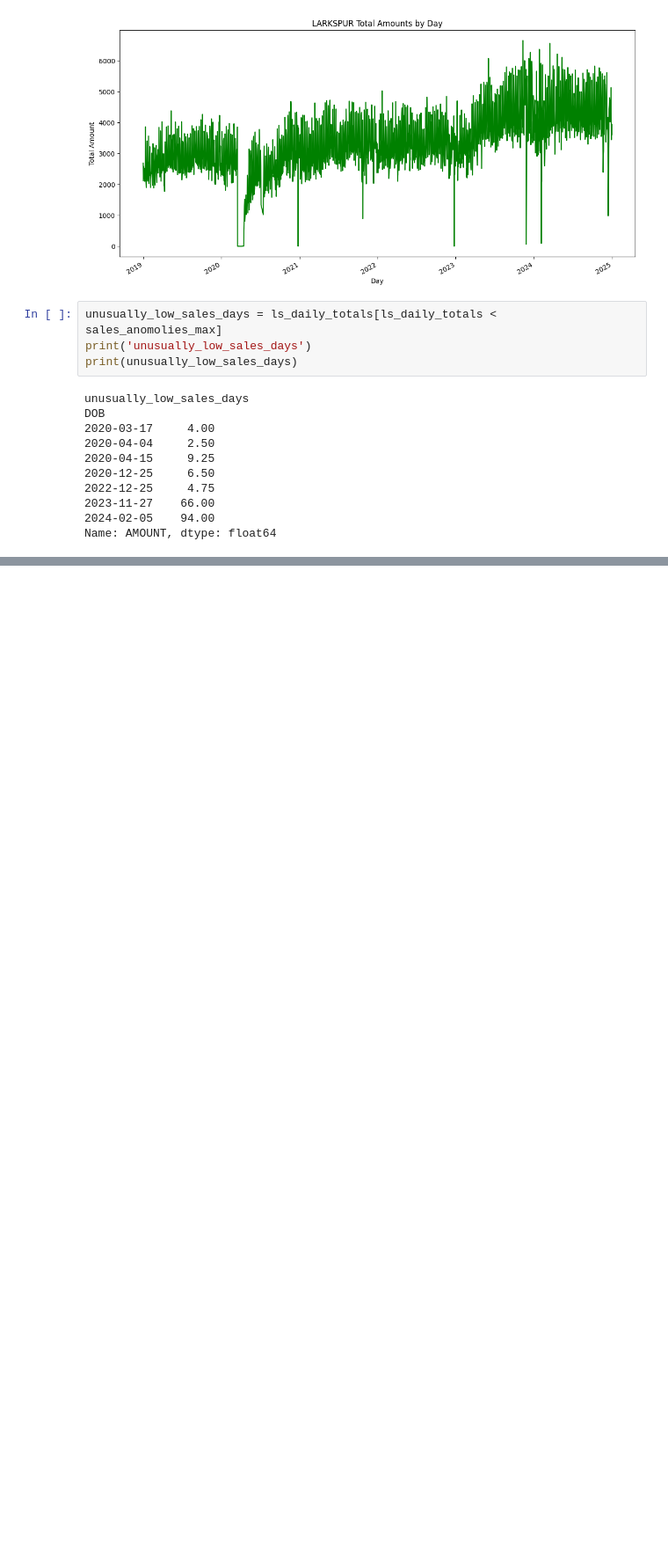
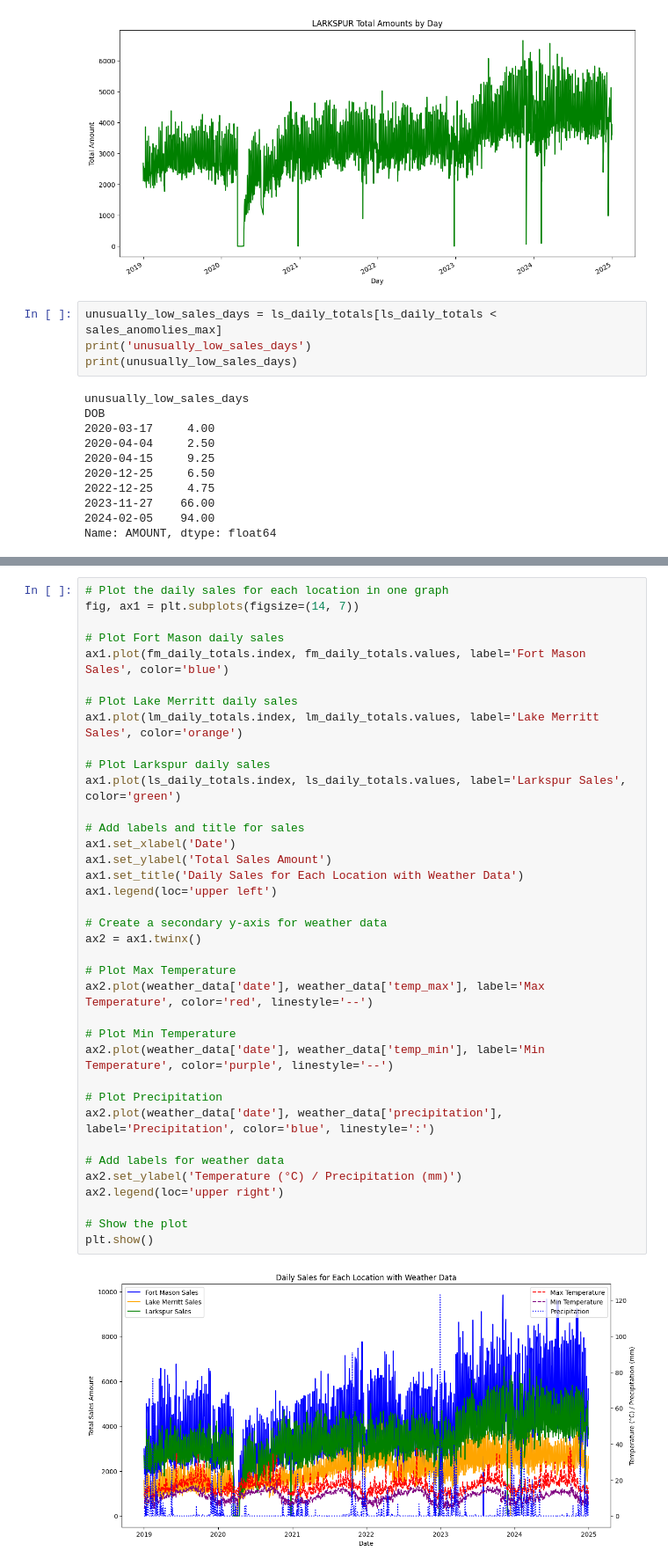
Before and after one commit to pcatroppa/bus774, a Jupyter notebook: CoffeeWeather.ipynb, the cells around one changed output, grey strips where cells are left out. Shown at 88% size. Cells and saved outputs as stored; diff of their text form; blank space fills up the shorter version.

```diff
--- a/CoffeeWeather.ipynb
+++ b/CoffeeWeather.ipynb
@@ -319,0 +348,39 @@ Name: AMOUNT, dtype: float64
+# %%
+# Plot the daily sales for each location in one graph
+fig, ax1 = plt.subplots(figsize=(14, 7))
+
+# Plot Fort Mason daily sales
+ax1.plot(fm_daily_totals.index, fm_daily_totals.values, label='Fort Mason Sales', color='blue')
+
+# Plot Lake Merritt daily sales
+ax1.plot(lm_daily_totals.index, lm_daily_totals.values, label='Lake Merritt Sales', color='orange')
+
+# Plot Larkspur daily sales
+ax1.plot(ls_daily_totals.index, ls_daily_totals.values, label='Larkspur Sales', color='green')
+
+# Add labels and title for sales
+ax1.set_xlabel('Date')
+ax1.set_ylabel('Total Sales Amount')
+ax1.set_title('Daily Sales for Each Location with Weather Data')
+ax1.legend(loc='upper left')
+
+# Create a secondary y-axis for weather data
+ax2 = ax1.twinx()
+
+# Plot Max Temperature
+ax2.plot(weather_data['date'], weather_data['temp_max'], label='Max Temperature', color='red', linestyle='--')
+
+# Plot Min Temperature
+ax2.plot(weather_data['date'], weather_data['temp_min'], label='Min Temperature', color='purple', linestyle='--')
+
+# Plot Precipitation
+ax2.plot(weather_data['date'], weather_data['precipitation'], label='Precipitation', color='blue', linestyle=':')
+
+# Add labels for weather data
+ax2.set_ylabel('Temperature (°C) / Precipitation (mm)')
+ax2.legend(loc='upper right')
+
+# Show the plot
+plt.show()
+# %% [output]
+[figure, added]
```
Also changed, not shown: parts of 4 cells of this notebook.
